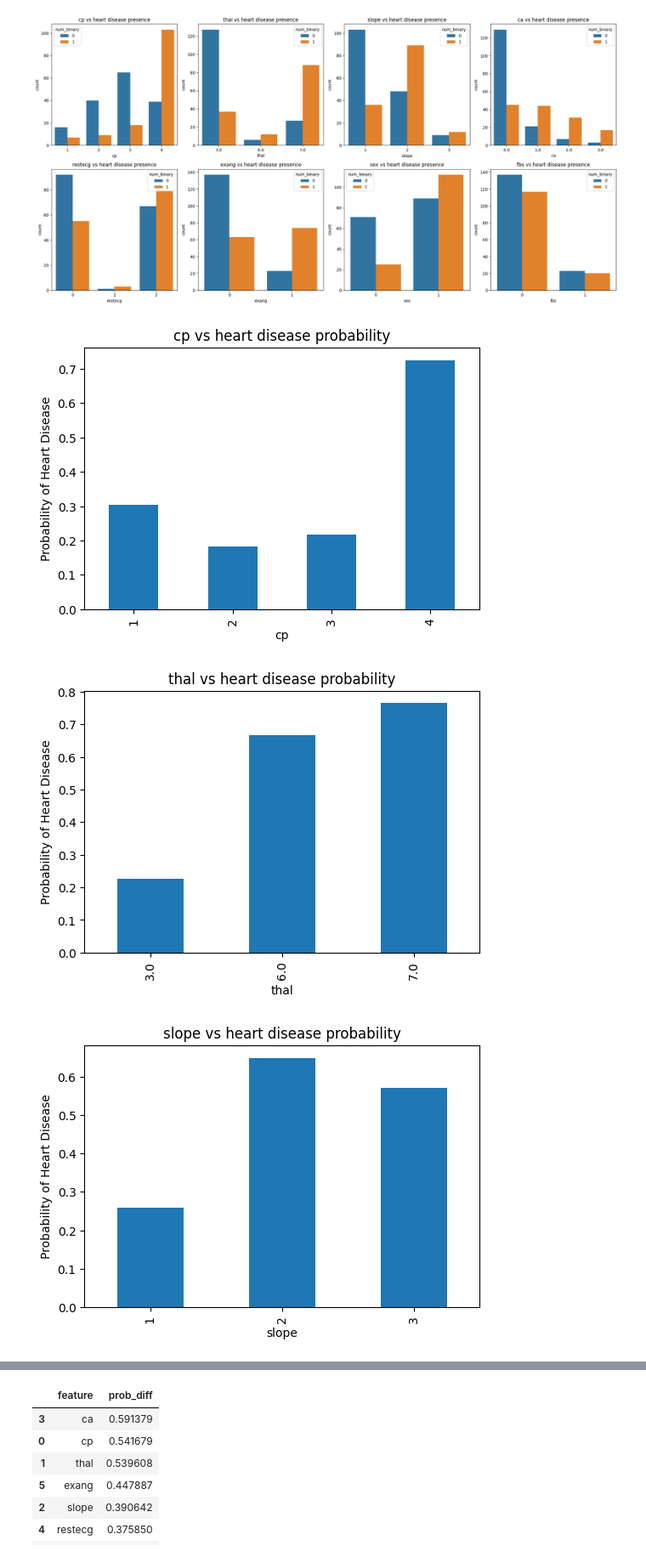
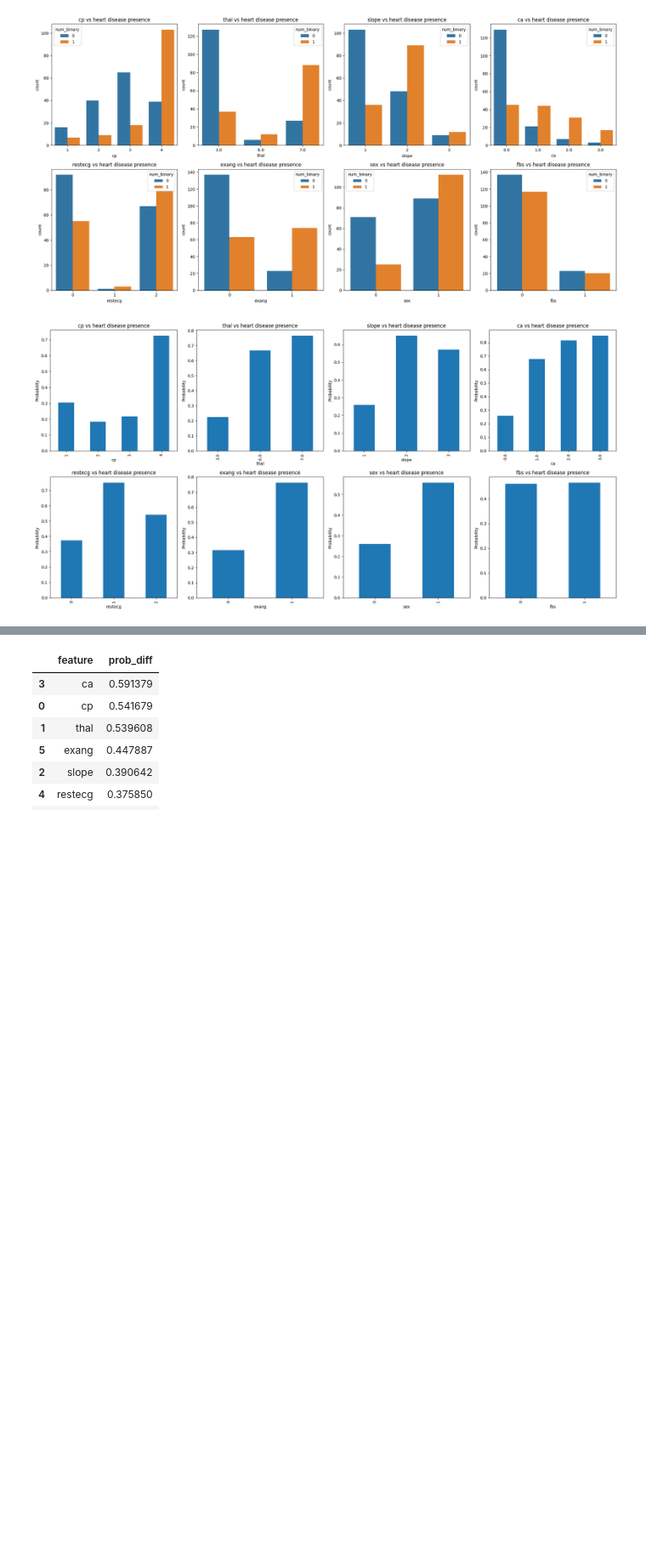
Before and after one commit to aarondwhite/DATA-3421-Final-Project, a Jupyter notebook: Tanvir_EDA.ipynb, the cells around one changed output, grey strips where cells are left out. Shown at 85% size. Drawn from its saved outputs; the diff is of its cells as text; code cells hidden in the pictures; blank space fills up the shorter version.

```diff
--- a/Tanvir_EDA.ipynb
+++ b/Tanvir_EDA.ipynb
@@ -245,18 +245,19 @@ plt.show()
 # %% [output]
 [figure]
 # %%
-### Categorical features grouped by num_binary (discrete features)
-for col in categorical_features:
-    plt.figure(figsize=(6,4))
+### Categorical features grouped by num_binary using probability (discrete features)
+fig, axes = plt.subplots(2, 4, figsize=(20, 10))
+axes = axes.flatten()
 
-    (df.groupby(col)['num_binary']
-       .mean()
-       .plot(kind='bar'))
+for i, col in enumerate(categorical_features):
 
-    plt.ylabel("Probability of Heart Disease")
-    plt.title(f"{col} vs heart disease probability")
-    plt.show()
+    probs = df.groupby(col)['num_binary'].mean()
+
+    probs.plot(kind='bar', ax=axes[i])
+    axes[i].set_title(f"{col} vs heart disease presence")
+    axes[i].set_ylabel("Probability")
+
+plt.tight_layout()
+plt.show()
 # %% [output]
-[figure, old version]
+[figure, new version]
-[figure, removed]
-[figure, removed]
```
Also changed, not shown: parts of 2 cells of this notebook.
